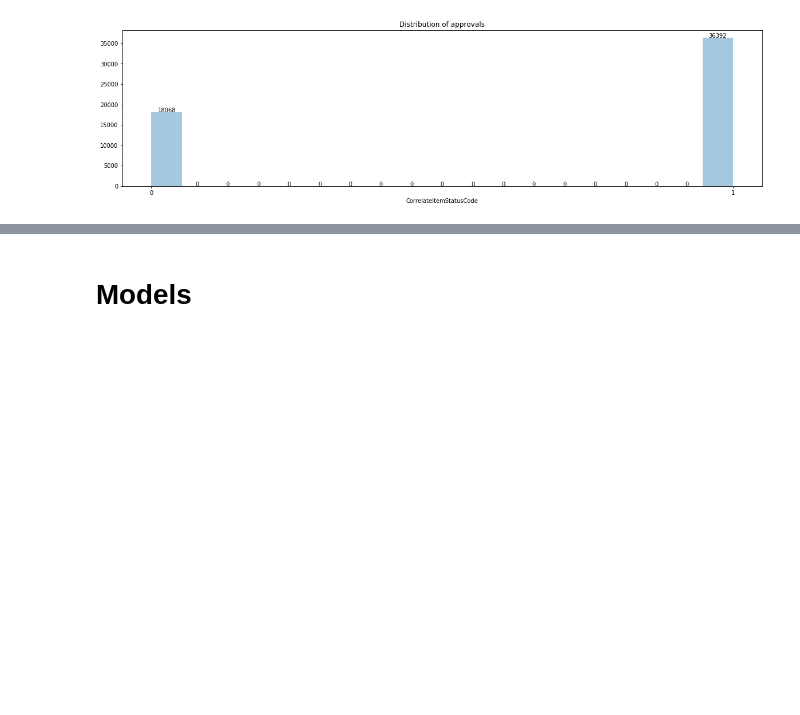
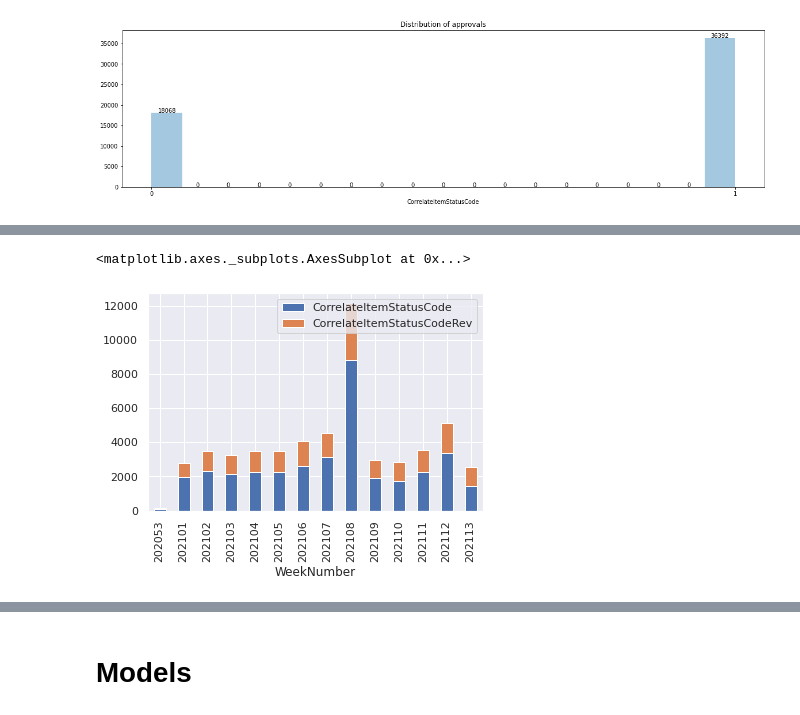
Before and after one commit to DanielKorenDataScience/ClassificationProject, a Jupyter notebook: Classification_Project_Shufersal_WithEDAItay.ipynb, the cells around one changed output, grey strips where cells are left out. Cells and saved outputs as stored; diff of their text form; code cells hidden in the pictures; blank space fills up the shorter version.

```diff
--- a/Classification_Project_Shufersal_WithEDAItay.ipynb
+++ b/Classification_Project_Shufersal_WithEDAItay.ipynb
@@ -538,0 +426,7 @@ plt.show()
+# %%
+
+df_cp = df.copy()
+# %%
+df_cp['CorrelateItemStatusCodeRev'] = np.where( df_cp.CorrelateItemStatusCode==0, 1,0)
+# %%
+df_plot = df_cp.groupby(['WeekNumber'])[['CorrelateItemStatusCode','CorrelateItemStatusCodeRev']].sum().reset_index() #.size().reset_index().pivot(columns='CorrelateItemStatusCode', index='CorrelateItemStatusCodeRev', values=0)
@@ -538,0 +442,5 @@ plt.show()
+# %%
+df_plot.set_index('WeekNumber').plot(kind='bar', stacked=True)
+# %% [output]
+<matplotlib.axes._subplots.AxesSubplot at 0x...>
+[figure, added]
```
Also changed, not shown: parts of 49 cells of this notebook.
